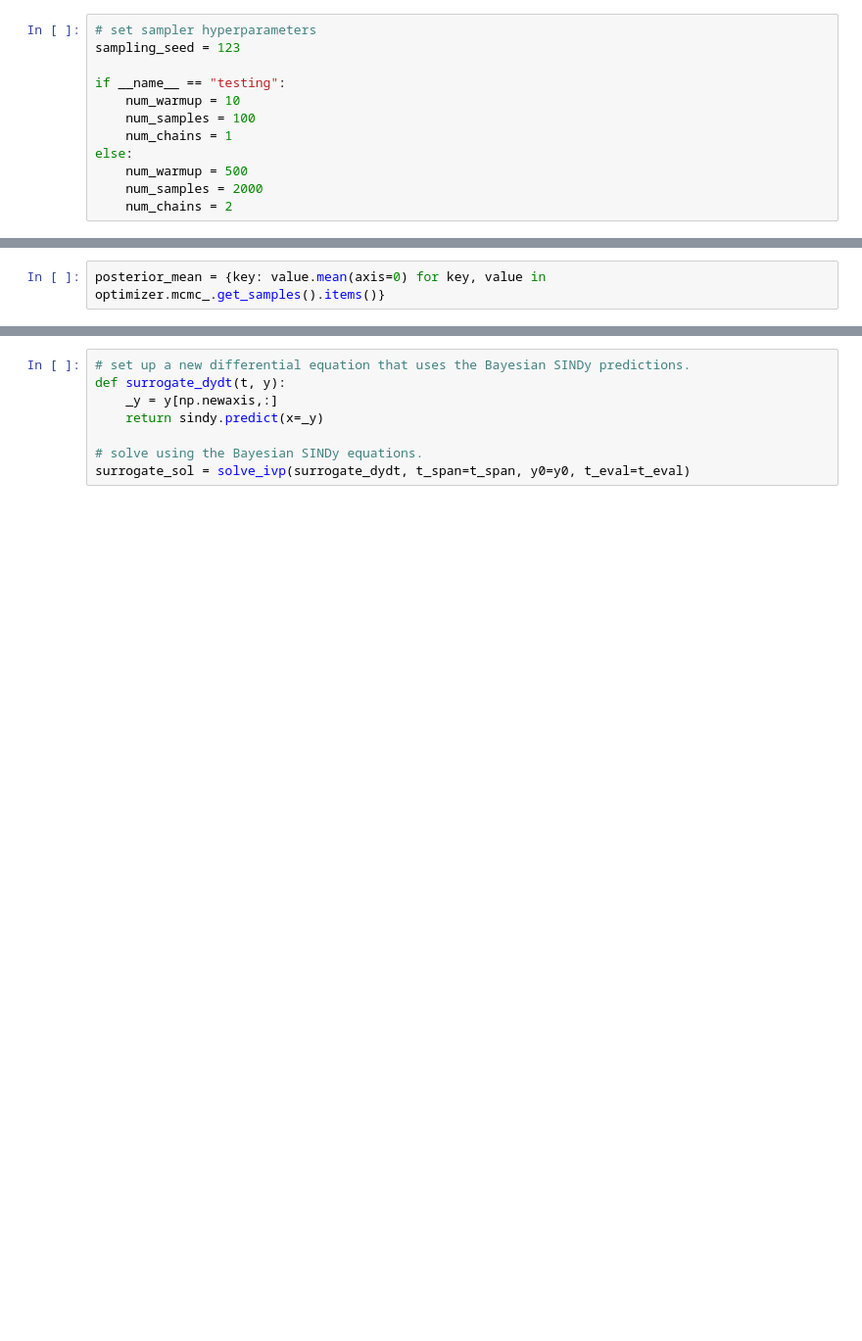
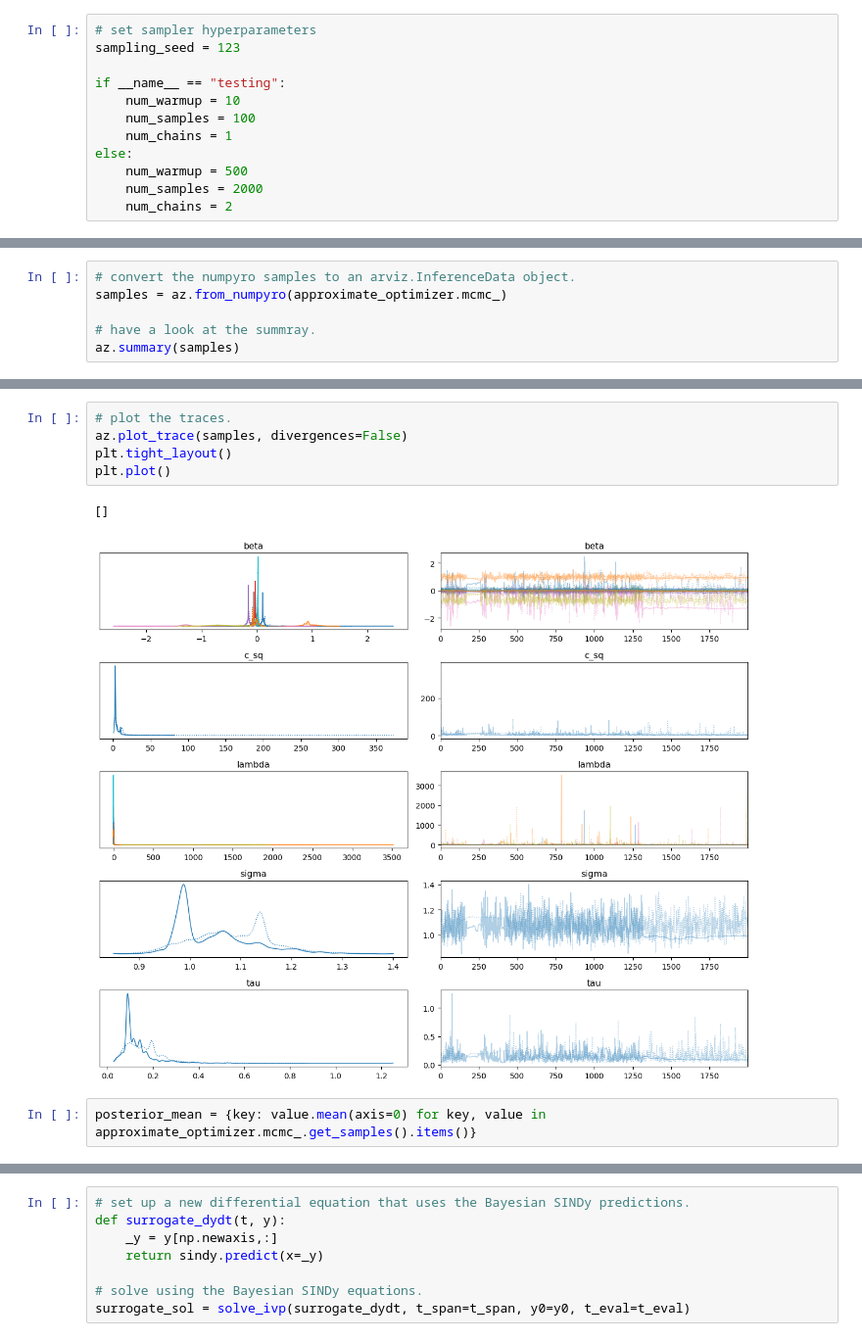
Before and after one commit to mikkelbue/pysindy, a Jupyter notebook: examples/19_bayesian_sindy/example.ipynb, the cells around one changed output, grey strips where cells are left out. Shown at 98% size. Drawn from its saved outputs; the diff is of its cells as text; blank space fills up the shorter version.

```diff
--- a/examples/19_bayesian_sindy/example.ipynb
+++ b/examples/19_bayesian_sindy/example.ipynb
@@ -113,0 +121,6 @@ SINDy(differentiation_method=FiniteDifference(),
+# %%
+# convert the numpyro samples to an arviz.InferenceData object.
+samples = az.from_numpyro(approximate_optimizer.mcmc_)
+
+# have a look at the summray.
+az.summary(samples)
@@ -114,2 +145,10 @@ SINDy(differentiation_method=FiniteDifference(),
+# %%
+# plot the traces.
+az.plot_trace(samples, divergences=False)
+plt.tight_layout()
+plt.plot()
+# %% [output]
+[]
+[figure, added]
 # %%
-posterior_mean = {key: value.mean(axis=0) for key, value in optimizer.mcmc_.get_samples().items()}
+posterior_mean = {key: value.mean(axis=0) for key, value in approximate_optimizer.mcmc_.get_samples().items()}
```
Also changed, not shown: parts of 17 cells of this notebook, 1 other file.
